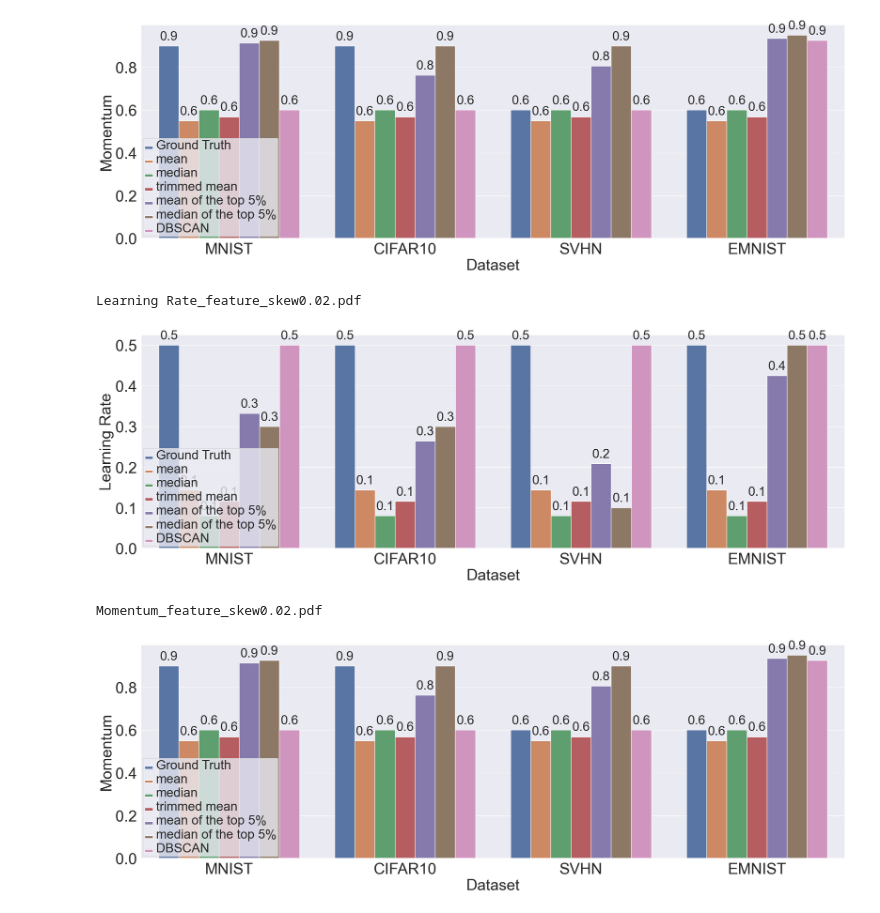
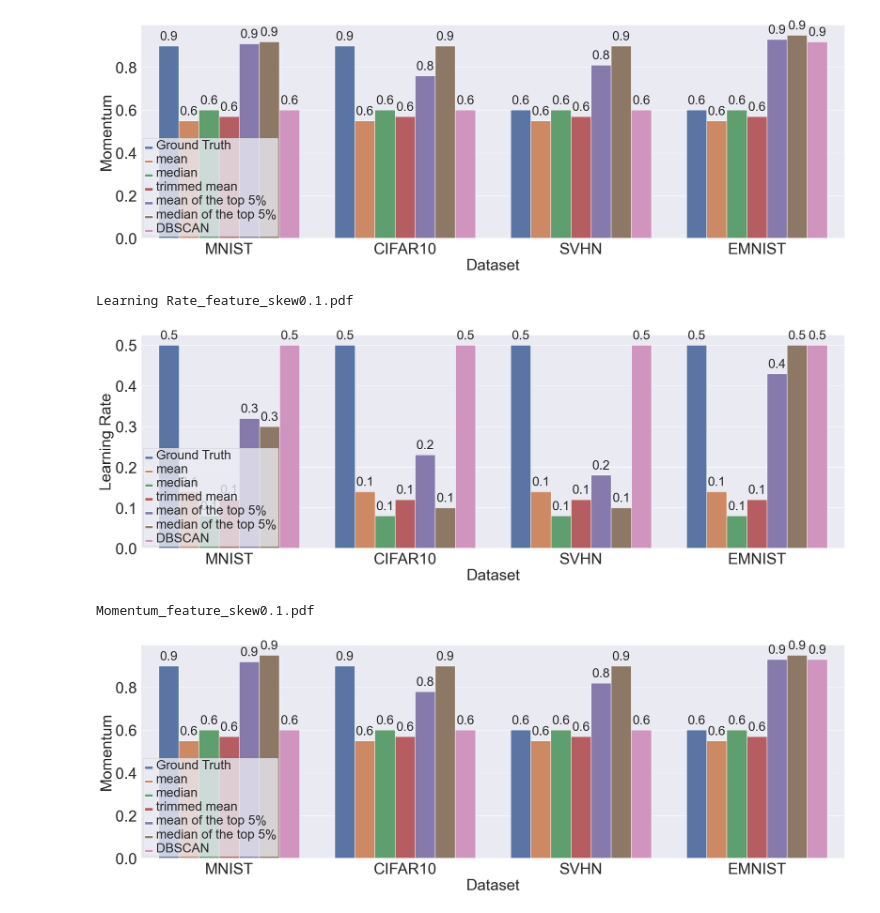
Before and after one commit to sinemsav/hyperparams, a Jupyter notebook: non_IID_setting/results_aggregation/measurements.ipynb, the cells around one changed output. Saved outputs shown, nothing was run; the diff lists cells and outputs as text; code cells hidden in the pictures.

```diff
--- a/non_IID_setting/results_aggregation/measurements.ipynb
+++ b/non_IID_setting/results_aggregation/measurements.ipynb
@@ -212,18 +212,18 @@ Momentum_feature_skew0.02.pdf
 # %%
 #select some experiments:
 #feature skew with 0.02
 
-plotdfL = plotdf.loc[(plotdf['skew_type'] == 'feature_skew') & (plotdf['skew'] == 0.02)& (plotdf['nr_clients'] == 20)]
+plotdfL = plotdf.loc[(plotdf['skew_type'] == 'feature_skew') & (plotdf['skew'] == 0.1)& (plotdf['nr_clients'] == 20)]
 
 hue = ['Ground Truth', 'mean', 'median', 'trimmed mean', 'mean of the top 5%','median of the top 5%','DBSCAN']
-plot_barplot1(plotdfL, title="Measurements", savePath='', saveFig=True, hue=hue,param="Learning Rate",param_ann="lr", skew_type='feature_skew',skew='0.02')
+plot_barplot1(plotdfL, title="Measurements", savePath='', saveFig=True, hue=hue,param="Learning Rate",param_ann="lr", skew_type='feature_skew',skew='0.1')
 
 hue = ['Ground Truth', 'mean', 'median', 'trimmed mean', 'mean of the top 5%','median of the top 5%','DBSCAN']
-plot_barplot1(plotdfL, title="Measurements", savePath='', saveFig=True, hue=hue,param="Momentum",param_ann="mom", skew_type='feature_skew',skew='0.02')
+plot_barplot1(plotdfL, title="Measurements", savePath='', saveFig=True, hue=hue,param="Momentum",param_ann="mom", skew_type='feature_skew',skew='0.1')
 # %% [output]
-Learning Rate_feature_skew0.02.pdf
+Learning Rate_feature_skew0.1.pdf
-[figure, old version]
+[figure, new version]
-Momentum_feature_skew0.02.pdf
+Momentum_feature_skew0.1.pdf
 [figure]
 # %%
 #select some experiments:
```
Also changed, not shown: parts of 11 cells of this notebook, 31 other files.
